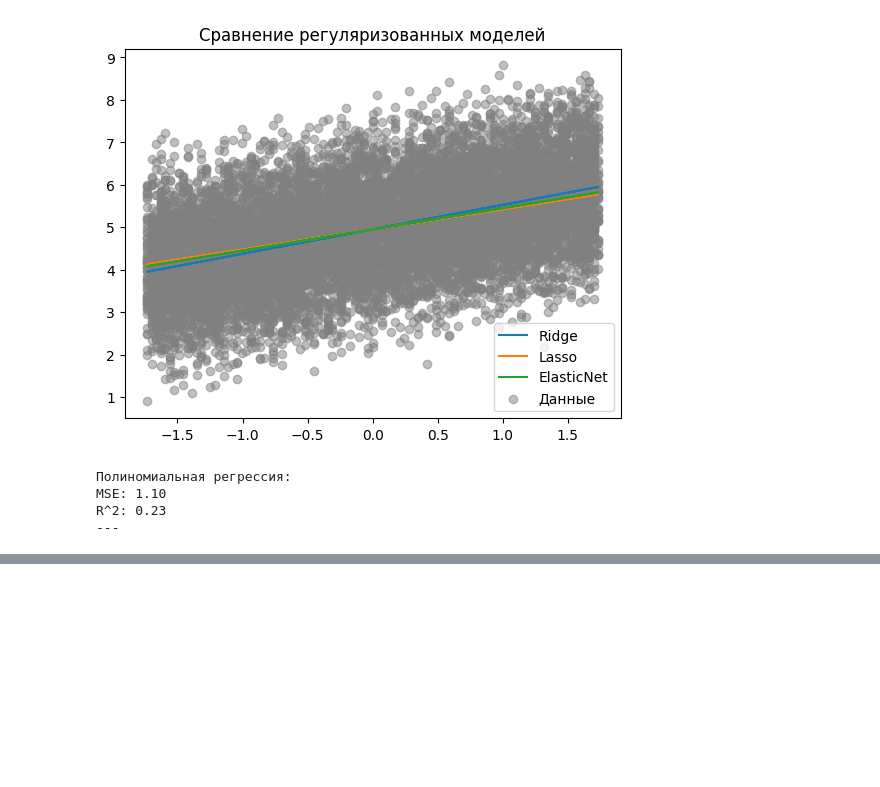
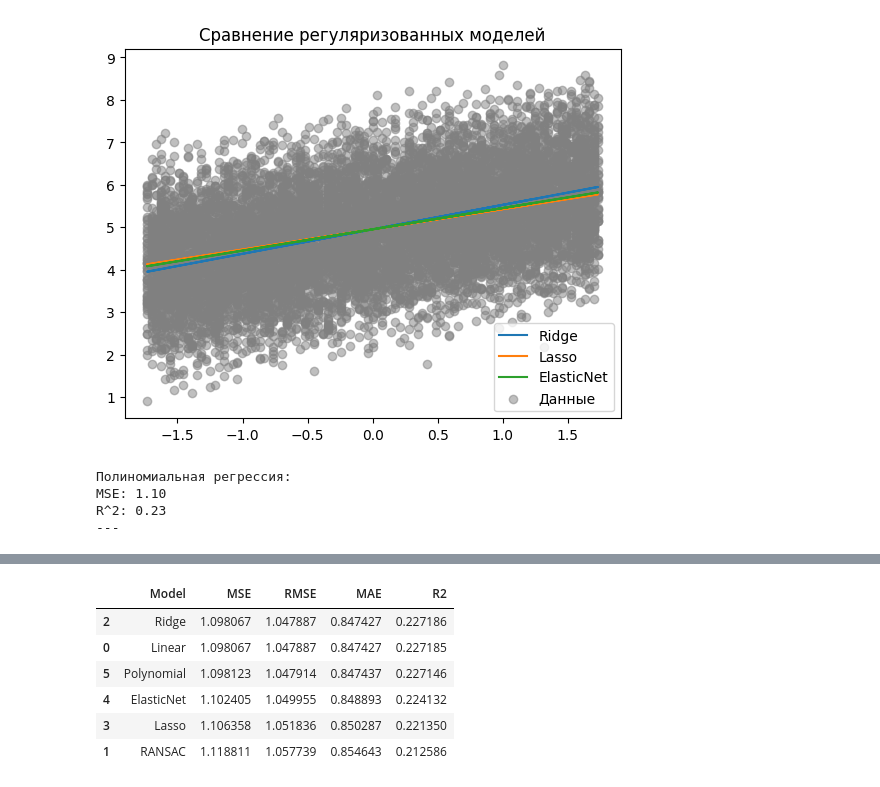
Before and after one commit to Likogeles/madvba_labs, a Jupyter notebook: lab_6.ipynb, the cells around one changed output, grey strips where cells are left out. Cells and saved outputs as stored; diff of their text form; code cells hidden in the pictures; blank space fills up the shorter version.

```diff
--- a/lab_6.ipynb
+++ b/lab_6.ipynb
@@ -216,0 +215,79 @@ plt.show()
+# %%
+# Использовать метрики оценки регриссеионных моделей и сравнить результаты работы по этим метрикам
+
+from sklearn.metrics import mean_squared_error, mean_absolute_error, r2_score
+import math
+
+# MSE (Mean Squared Error)	Среднеквадратичная ошибка — чувствительна к выбросам.
+# RMSE (Root Mean Squared Error)	Корень из MSE — легче интерпретировать (в тех же единицах, что и целевая переменная).
+# MAE (Mean Absolute Error)	Средняя абсолютная ошибка — менее чувствительна к выбросам.
+# R² (R-squared, коэффициент детерминации)	Доля объяснённой дисперсии — от 0 до 1 (чем выше, тем лучше).
+
+def evaluate_model_all(y_true, y_pred, name="Модель"):
+    mse = mean_squared_error(y_true, y_pred)
+    rmse = math.sqrt(mse)
+    mae = mean_absolute_error(y_true, y_pred)
+    r2 = r2_score(y_true, y_pred)
+
+    # print(f"{name}")
+    # print(f"MSE:  {mse:.4f}")
+    # print(f"RMSE: {rmse:.4f}")
+    # print(f"MAE:  {mae:.4f}")
+    # print(f"R²:   {r2:.4f}")
+    # print("-" * 30)
+
+    return {"Model": name, "MSE": mse, "RMSE": rmse, "MAE": mae, "R2": r2}
+
+
+results = []
+
+# 1. Линейная регрессия
+lr = LinearRegression()
+lr.fit(X_train, y_train)
+y_pred_lr = lr.predict(X_test)
+results.append(evaluate_model_all(y_test, y_pred_lr, "Linear"))
+
+# 2. RANSAC
+ransac = RANSACRegressor()
+ransac.fit(X_train, y_train)
+y_pred_ransac = ransac.predict(X_test)
+results.append(evaluate_model_all(y_test, y_pred_ransac, "RANSAC"))
+
+# 3. Ridge
+ridge = Ridge(alpha=1.0)
+ridge.fit(X_train_scaled, y_train)
+y_pred_ridge = ridge.predict(X_test_scaled)
+results.append(evaluate_model_all(y_test, y_pred_ridge, "Ridge"))
+
+# 4. Lasso
+lasso = Lasso(alpha=0.1)
+lasso.fit(X_train_scaled, y_train)
+y_pred_lasso = lasso.predict(X_test_scaled)
+results.append(evaluate_model_all(y_test, y_pred_lasso, "Lasso"))
+
+# 5. ElasticNet
+enet = ElasticNet(alpha=0.1, l1_ratio=0.5)
+enet.fit(X_train_scaled, y_train)
+y_pred_enet = enet.predict(X_test_scaled)
+results.append(evaluate_model_all(y_test, y_pred_enet, "ElasticNet"))
+
+# 6. Полиномиальная регрессия
+poly = PolynomialFeatures(degree=3)
+X_poly_train = poly.fit_transform(X_train)
+X_poly_test = poly.transform(X_test)
+
+poly_model = LinearRegression()
+poly_model.fit(X_poly_train, y_train)
+y_pred_poly = poly_model.predict(X_poly_test)
+results.append(evaluate_model_all(y_test, y_pred_poly, "Polynomial"))
+
+results_df = pd.DataFrame(results)
+results_df.sort_values(by="RMSE")
+# %% [output]
+|  | Model | MSE | RMSE | MAE | R2 |
+| 2 | Ridge | 1.098067 | 1.047887 | 0.847427 | 0.227186 |
+| 0 | Linear | 1.098067 | 1.047887 | 0.847427 | 0.227185 |
+| 5 | Polynomial | 1.098123 | 1.047914 | 0.847437 | 0.227146 |
+| 4 | ElasticNet | 1.102405 | 1.049955 | 0.848893 | 0.224132 |
+| 3 | Lasso | 1.106358 | 1.051836 | 0.850287 | 0.221350 |
+| 1 | RANSAC | 1.118811 | 1.057739 | 0.854643 | 0.212586 |
```
Also changed, not shown: parts of 4 cells of this notebook.
